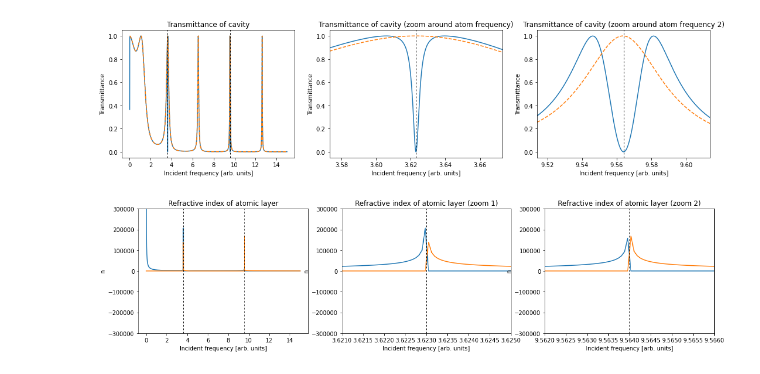
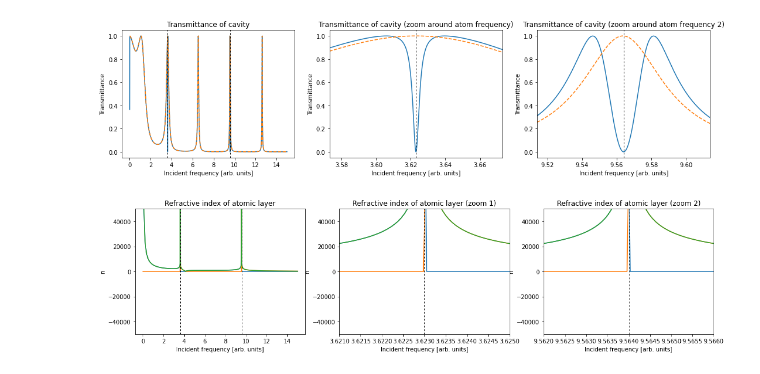
Before and after one commit to dlentrodt/pyrot, a Jupyter notebook: demo/test2.ipynb, the cells around one changed output. Saved outputs shown, nothing was run; the diff lists cells and outputs as text; code cells hidden in the pictures.

```diff
--- a/demo/test2.ipynb
+++ b/demo/test2.ipynb
@@ -144,7 +119,7 @@ zoom_dif2 = 0.05
 
 zoom_dif_ref  = 0.002
 zoom_dif2_ref = 0.002
-ylim_ref = [-0.3e6, 0.3e6]
+ylim_ref = [-0.5e5, 0.5e5]
 # %%
 ### reflection ###
 plt.figure(figsize=(6*3,4))
@@ -219,32 +194,35 @@ plt.subplot(131, xlabel='Incident frequency [arb. units]', ylabel='n',
             title='Refractive index of atomic layer')
 plt.plot(k, np.real(n_int[resonant_layer_idx]), label='Re[n]')
 plt.plot(k, np.imag(n_int[resonant_layer_idx]), label='Im[n]')
+plt.plot(k, np.abs(n_int[resonant_layer_idx]), label='Abs[n]')
 plt.axvline(atom_om, color='k', dashes=[3,3], lw=1.0, label='atom transition frequency')
 plt.axvline(atom_om3, color='k', dashes=[3,3], lw=1.0, label='atom transition frequency 2')
 plt.ylim(ylim_ref)
 
 #plt.legend(loc=4, fontsize=8)
 
 plt.subplot(132, xlabel='Incident frequency [arb. units]', ylabel='n',
             title='Refractive index of atomic layer (zoom 1)')
 plt.plot(k, np.real(n_int[resonant_layer_idx]), label='Re[n]')
 plt.plot(k, np.imag(n_int[resonant_layer_idx]), label='Im[n]')
+plt.plot(k, np.abs(n_int[resonant_layer_idx]), label='Abs[n]')
 plt.axvline(atom_om, color='k', dashes=[3,3], lw=1.0, label='atom transition frequency')
 plt.ylim(ylim_ref)
 
 plt.xlim([atom_om-zoom_dif_ref, atom_om+zoom_dif_ref])
 #plt.legend(loc=4, fontsize=8)
 
 plt.subplot(133, xlabel='Incident frequency [arb. units]', ylabel='n',
             title='Refractive index of atomic layer (zoom 2)')
 plt.plot(k, np.real(n_int[resonant_layer_idx]), label='Re[n]')
 plt.plot(k, np.imag(n_int[resonant_layer_idx]), label='Im[n]')
+plt.plot(k, np.abs(n_int[resonant_layer_idx]), label='Abs[n]')
 plt.axvline(atom_om3, color='k', dashes=[3,3], lw=1.0, label='atom transition frequency 2')
 plt.ylim(ylim_ref)
 
 plt.xlim([atom_om3-zoom_dif2_ref, atom_om3+zoom_dif2_ref])
 #plt.legend(loc=4, fontsize=8)
 
 plt.show()
 # %% [output]
-[figure, old version]
+[figure, new version]
```
Also changed, not shown: parts of 4 cells of this notebook, 2 other files.
